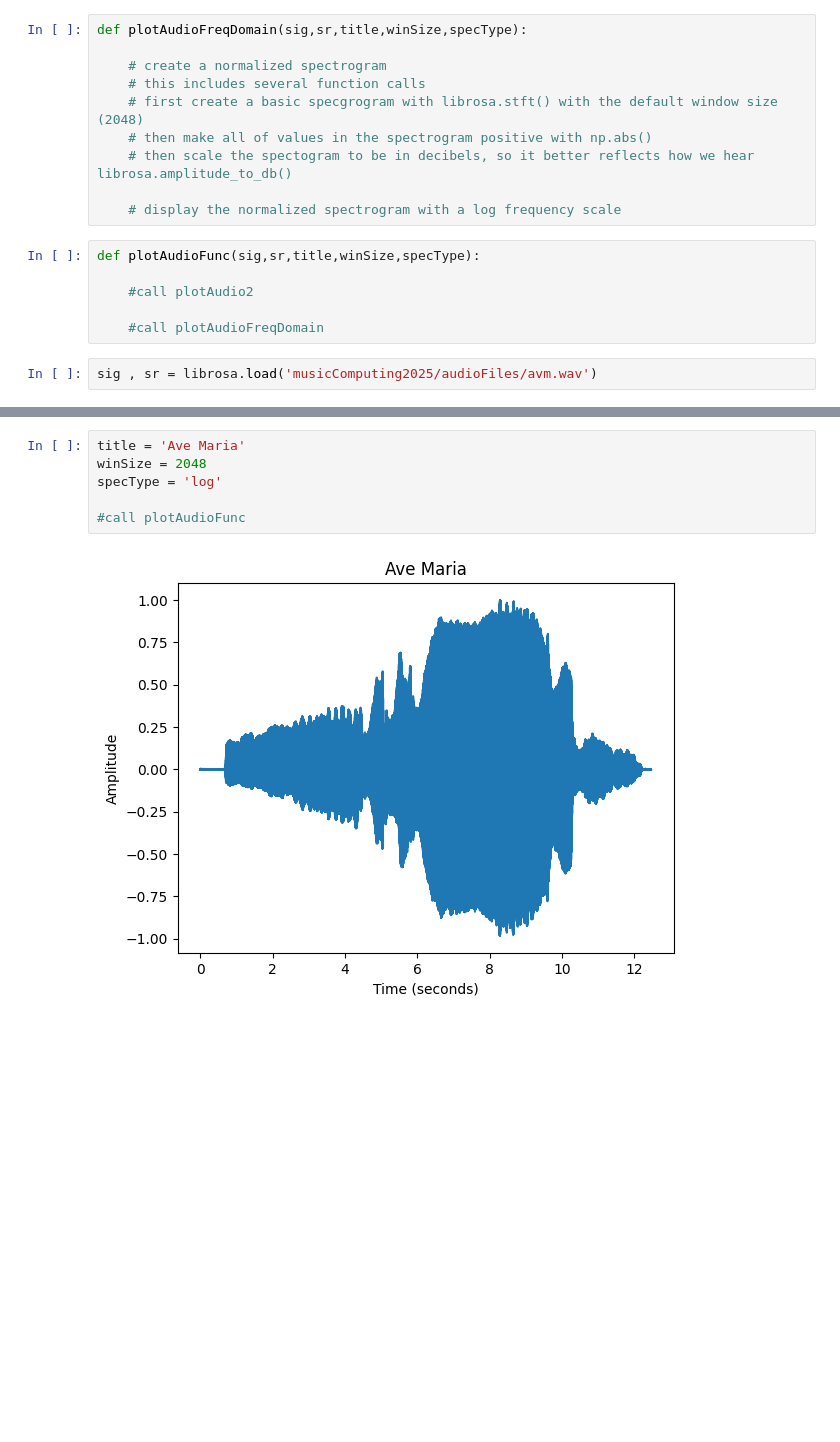
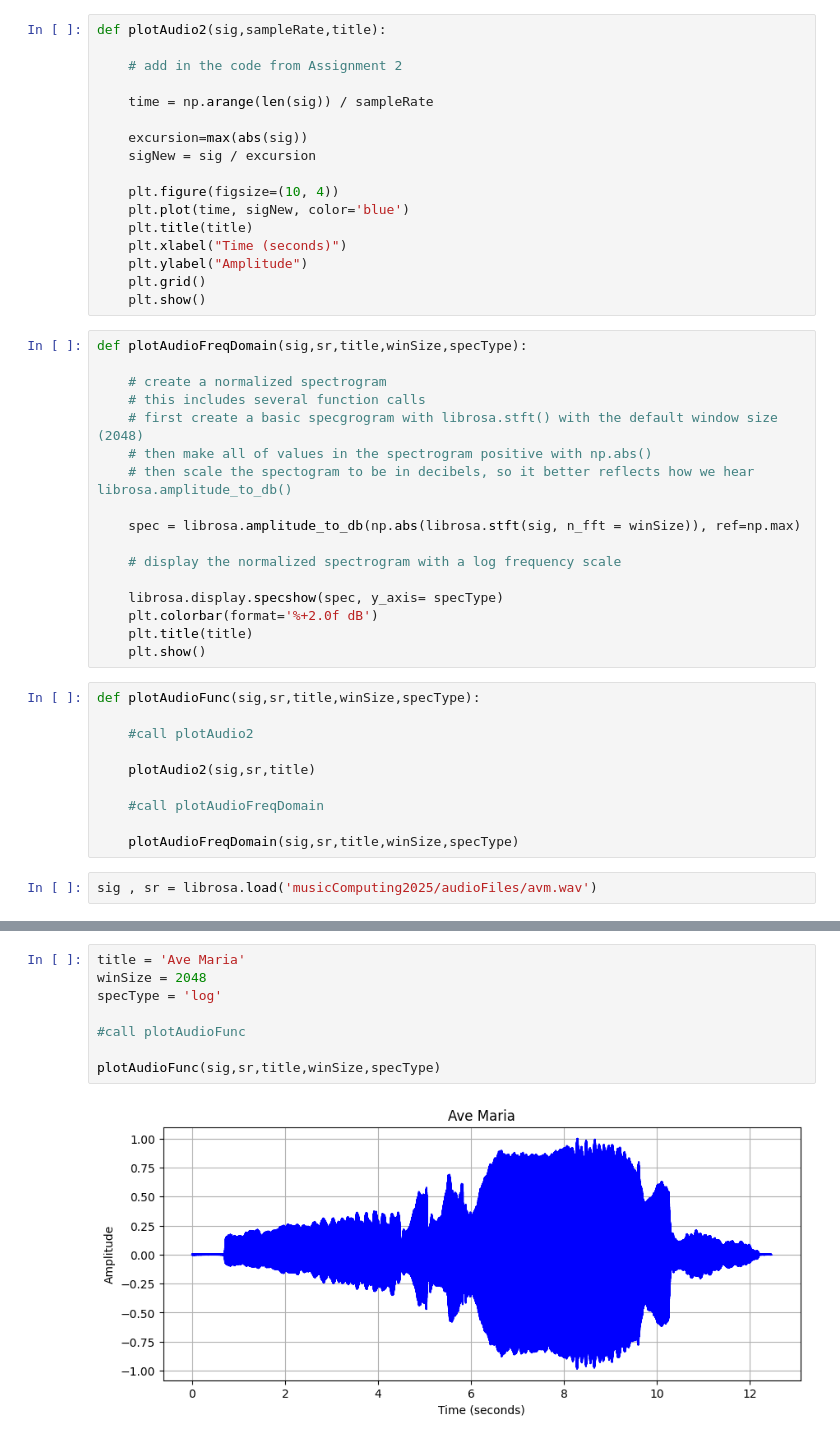
Before and after one commit to NehemiahDunn/MusicComputing, a Jupyter notebook: assignments/labAssignment3.ipynb, the cells around one changed output, grey strips where cells are left out. Drawn from its saved outputs; the diff is of its cells as text; blank space fills up the shorter version.

```diff
--- a/assignments/labAssignment3.ipynb
+++ b/assignments/labAssignment3.ipynb
@@ -24,3 +20,20 @@ def plotAudio2(sig,sampleRate,title):
+# %%
+def plotAudio2(sig,sampleRate,title):
+
+    # add in the code from Assignment 2
+
+    time = np.arange(len(sig)) / sampleRate
+
+    excursion=max(abs(sig))
+    sigNew = sig / excursion
+
+    plt.figure(figsize=(10, 4))
+    plt.plot(time, sigNew, color='blue')
+    plt.title(title)
+    plt.xlabel("Time (seconds)")
+    plt.ylabel("Amplitude")
+    plt.grid()
+    plt.show()
 # %%
 def plotAudioFreqDomain(sig,sr,title,winSize,specType):
 
@@ -30,13 +43,24 @@ def plotAudioFreqDomain(sig,sr,title,winSize,specType):
     # then make all of values in the spectrogram positive with np.abs()
     # then scale the spectogram to be in decibels, so it better reflects how we hear librosa.amplitude_to_db()
 
+    spec = librosa.amplitude_to_db(np.abs(librosa.stft(sig, n_fft = winSize)), ref=np.max)
+
     # display the normalized spectrogram with a log frequency scale
+
+    librosa.display.specshow(spec, y_axis= specType)
+    plt.colorbar(format='%+2.0f dB')
+    plt.title(title)
+    plt.show()
 # %%
 def plotAudioFunc(sig,sr,title,winSize,specType):
 
     #call plotAudio2
 
+    plotAudio2(sig,sr,title)
+
     #call plotAudioFreqDomain
+
+    plotAudioFreqDomain(sig,sr,title,winSize,specType)
 # %%
 sig , sr = librosa.load('musicComputing2025/audioFiles/avm.wav')
 # %%
@@ -48,8 +77,10 @@ specType = 'linear'
 # %%
 title = 'Ave Maria'
 winSize = 2048
 specType = 'log'
 
 #call plotAudioFunc
+
+plotAudioFunc(sig,sr,title,winSize,specType)
 # %% [output]
-[figure, old version]
+[figure, new version]
```
Also changed, not shown: parts of 5 cells of this notebook.
